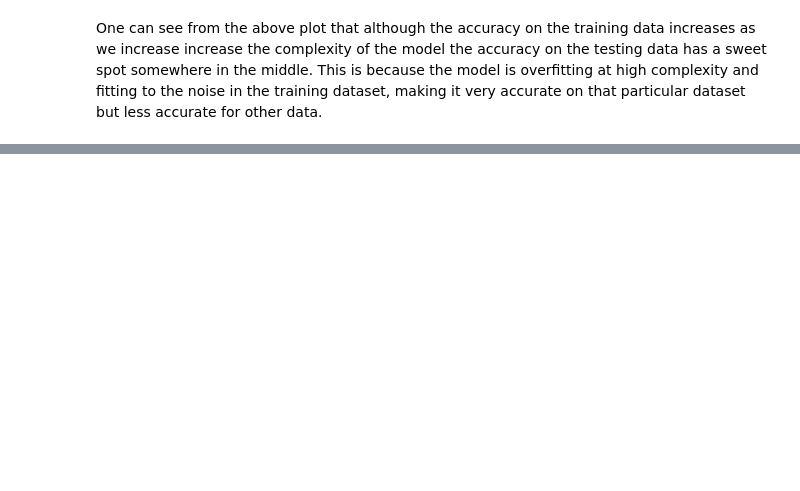
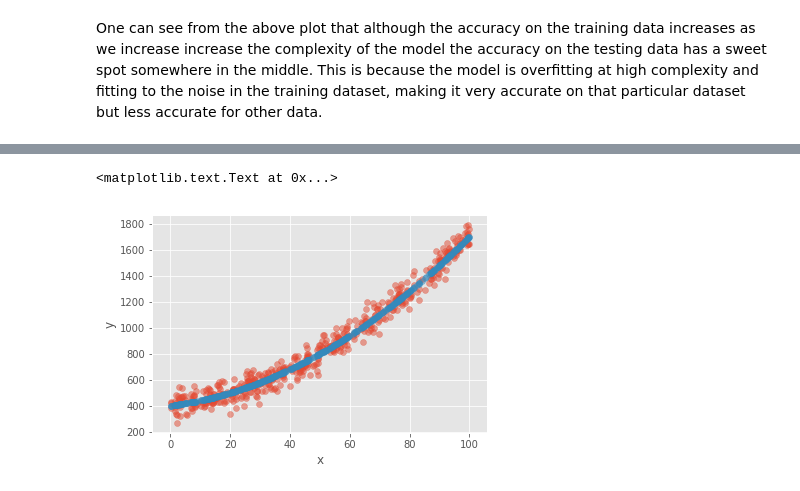
Before and after one commit to AshleySetter/MachineLearningWithScikitLearn, a Jupyter notebook: SupervisedLearning/Supervised_Learning.ipynb, the cells around one changed output, grey strips where cells are left out. Cells and saved outputs as stored; diff of their text form; code cells hidden in the pictures; blank space fills up the shorter version.

```diff
--- a/SupervisedLearning/Supervised_Learning.ipynb
+++ b/SupervisedLearning/Supervised_Learning.ipynb
@@ -228,0 +355,16 @@ One can see from the above plot that although the accuracy on the training data
+# %%
+def make_data(n_data_points, yerr_stddev, a, b, c, low=0, high=100):
+    X = np.random.uniform(size=n_data_points, low=low, high=high)
+    y_true = a*X**2 + b*X + c
+    y = y_true + np.random.normal(size=n_data_points, scale=yerr_stddev)
+    return X, y, y_true
+# %%
+X, y, y_true = make_data(500, 60, 0.1, 3, 400)
+# %%
+plt.scatter(X, y, alpha=0.5)
+plt.scatter(X, y_true, alpha=0.5)
+plt.xlabel('x')
+plt.ylabel('y')
+# %% [output]
+<matplotlib.text.Text at 0x...>
+[figure, added]
```
Also changed, not shown: parts of 52 cells of this notebook, 6 other files.
